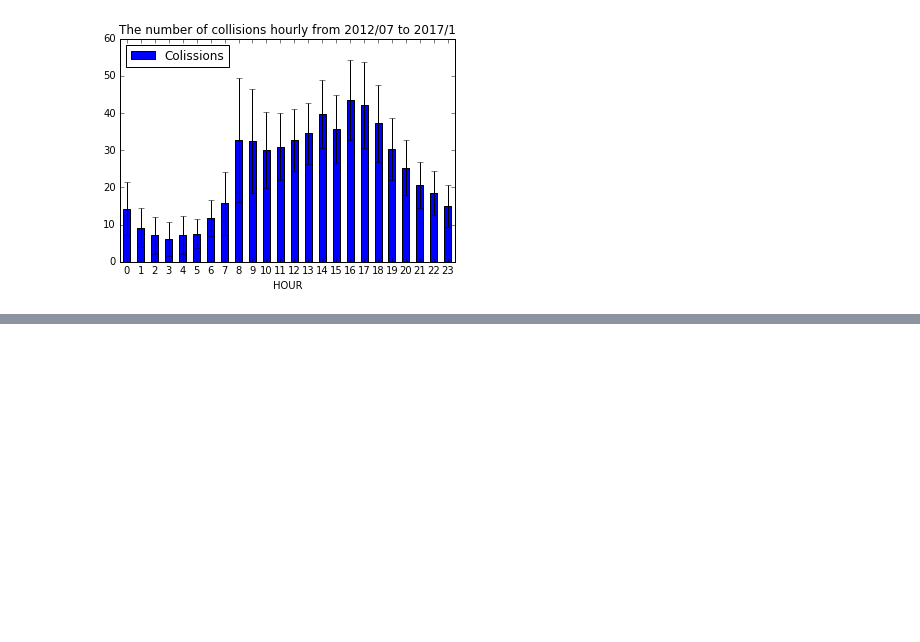
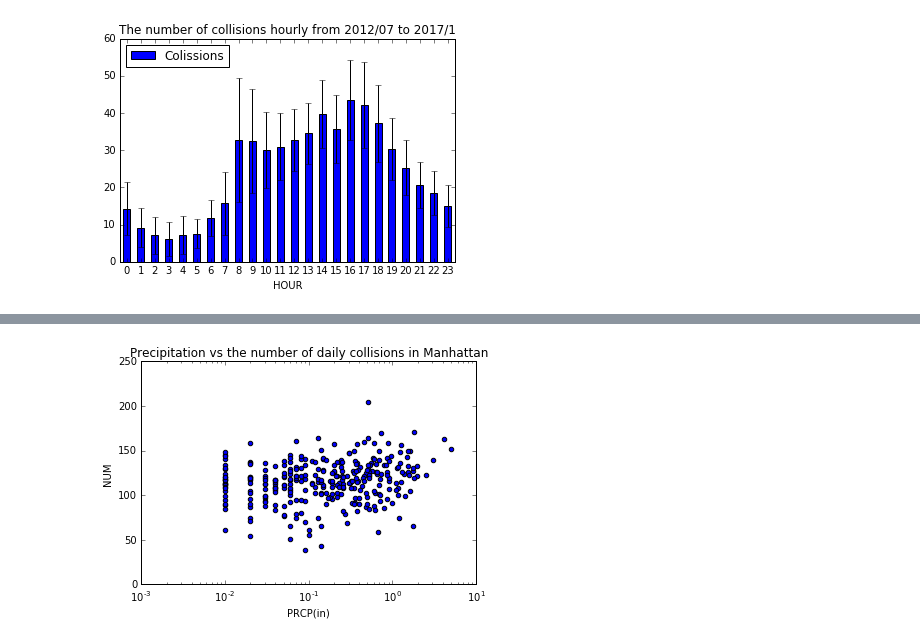
Before and after one commit to asterisk37n/notebooks, a Jupyter notebook: nypd_motor_vehicle_collisions.ipynb, the cells around one changed output, grey strips where cells are left out. Cells and saved outputs as stored; diff of their text form; code cells hidden in the pictures; blank space fills up the shorter version.

Commit message:
added weather data analysis

```diff
--- a/nypd_motor_vehicle_collisions.ipynb
+++ b/nypd_motor_vehicle_collisions.ipynb
@@ -262,0 +267,6 @@ df_hour3.mean().plot.bar(yerr=df_hour3.std(), rot=0, title='The number of collis
+# %%
+weather = pd.read_csv('NY305801_6816.csv', header=1)
+weather.columns = weather.columns.str.strip()
+weather['DATE'] = weather.apply(lambda x: pd.Timestamp('{}-{}-{}'.format(x.Year, x.Month, x.Day)), axis=1)
+weather = weather.set_index('DATE')
+weather[['PRCP (in)', 'SNOW (in)', 'TAVE (F)', 'TMAX (F)']].tail()
@@ -262,0 +281,12 @@ df_hour3.mean().plot.bar(yerr=df_hour3.std(), rot=0, title='The number of collis
+# %%
+daterange = pd.date_range(max(df.DATE.min(), weather.index.min()), min(df.DATE.max(), weather.index.max()))
+dfw = pd.DataFrame(
+    {'NUM':df[(df.DATE.isin(daterange)) & (df.BOROUGH.isin(['MANHATTAN']))].groupby('DATE').size()},
+    index = daterange
+)
+# %%
+dfw[['PRCP(in)', 'SNOW(in)', 'TAVE(F)', 'TMAX(F)']] =  weather[weather.index.isin(daterange)][['PRCP (in)', 'SNOW (in)', 'TAVE (F)', 'TMAX (F)']]
+# %%
+dfw[dfw['PRCP(in)']>0].plot(kind='scatter', x='PRCP(in)', y='NUM', logx=True, title="Precipitation vs the number of daily collisions in Manhattan").get_figure().savefig('collisionsPrcp.png')
+# %% [output]
+[figure, added]
```
Also changed, not shown: parts of 6 cells of this notebook.
